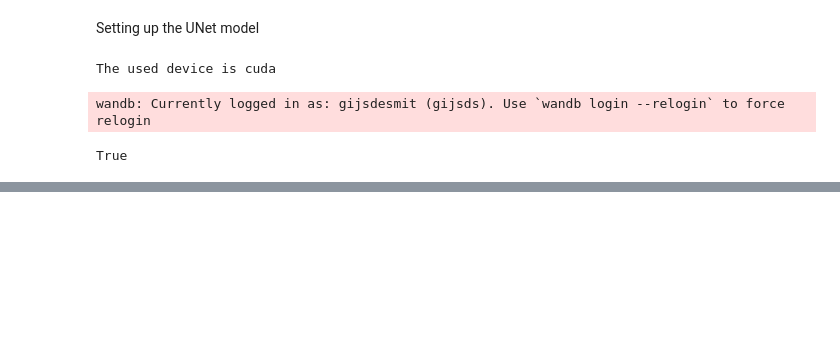
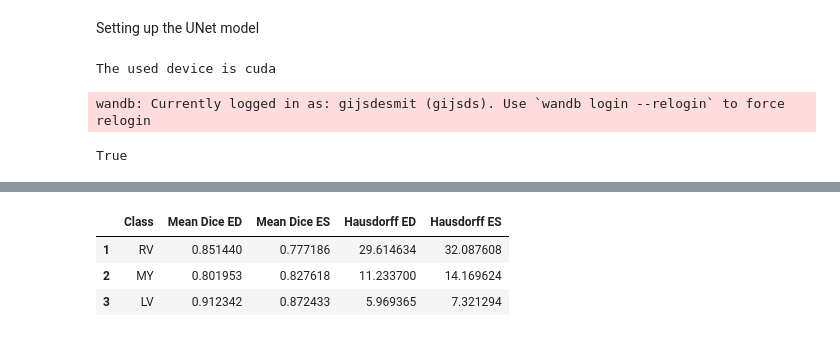
Before and after one commit to gijsdesmit/DLMIA, a Jupyter notebook: notebooks/UNet_segmentation.ipynb, the cells around one changed output, grey strips where cells are left out. Cells and saved outputs as stored; diff of their text form; code cells hidden in the pictures; blank space fills up the shorter version.

Commit message:
Evaluation metrics added from challenge

```diff
--- a/notebooks/UNet_segmentation.ipynb
+++ b/notebooks/UNet_segmentation.ipynb
@@ -643,0 +706,9 @@ for sample in test_loader:
+# %%
+dice_metric = DiceMetric(include_background=True, reduction="mean_channel", num_classes=num_classes, ignore_empty=True)
+hausdorff_metric = HausdorffDistanceMetric(include_background=True)
+
+#Get metrics for ED and ES
+mean_dice_per_class_ed = compute_metric(test_ed_loader, model, dice_metric, num_classes)
+mean_dice_per_class_es = compute_metric(test_es_loader, model, dice_metric, num_classes)
+hausdorff_values_ed = compute_metric(test_ed_loader, model, hausdorff_metric, num_classes)
+hausdorff_values_es = compute_metric(test_es_loader, model, hausdorff_metric, num_classes)
@@ -643,0 +720,13 @@ for sample in test_loader:
+# %%
+# Create a DataFrame to store the evaluation results
+results = pd.DataFrame({'Class': class_names, 'Mean Dice ED': mean_dice_per_class_ed[0], 'Mean Dice ES': mean_dice_per_class_es[0], 'Hausdorff ED': hausdorff_values_ed[0], 'Hausdorff ES': hausdorff_values_es[0]})
+results = results[results['Class'] != 'background'] # Remove the background class, since the leaderboard does not include it
+
+#save results to csv
+results.to_csv('results.csv', index=False, decimal=',', sep=';')
+results
+# %% [output]
+|  | Class | Mean Dice ED | Mean Dice ES | Hausdorff ED | Hausdorff ES |
+| 1 | RV | 0.851440 | 0.777186 | 29.614634 | 32.087608 |
+| 2 | MY | 0.801953 | 0.827618 | 11.233700 | 14.169624 |
+| 3 | LV | 0.912342 | 0.872433 | 5.969365 | 7.321294 |
```
Also changed, not shown: parts of 15 cells of this notebook, 3 other files.
